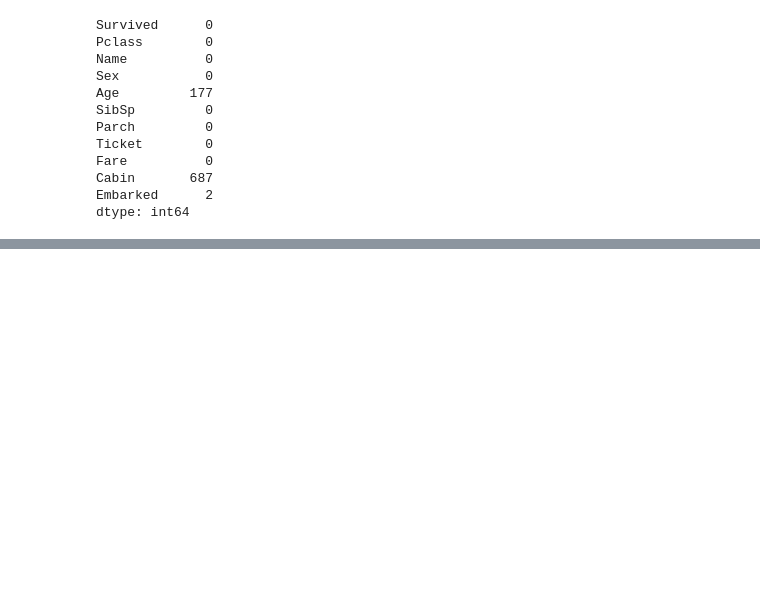
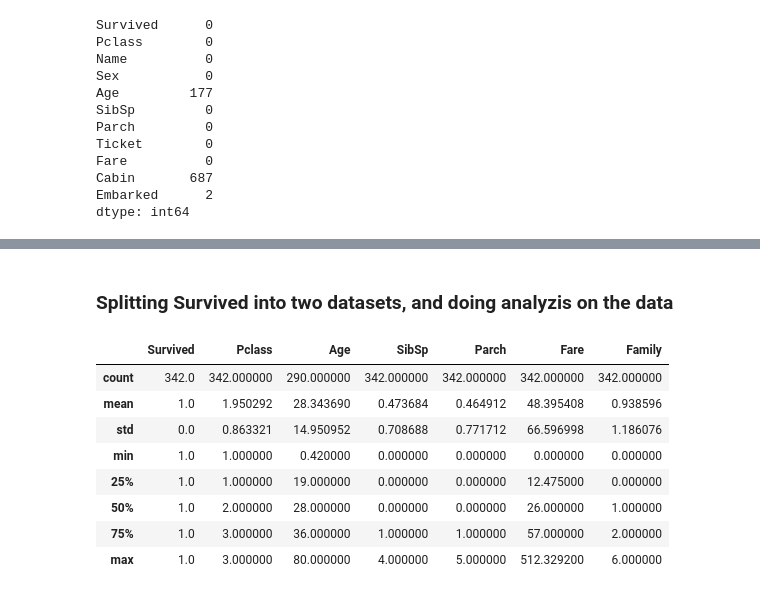
Before and after one commit to SeanMarcusJensen/Exam_DataScience, a Jupyter notebook: Notebook.ipynb, the cells around one changed output, grey strips where cells are left out. Cells and saved outputs as stored; diff of their text form; code cells hidden in the pictures; blank space fills up the shorter version.

```diff
--- a/Notebook.ipynb
+++ b/Notebook.ipynb
@@ -186,0 +158,20 @@ dataframe[dataframe['Age'] < 3]
+# %%
+dataframe['Family'] = dataframe['Parch'] + dataframe['SibSp']
+dataframe['Traveling_Alone'] = dataframe['Family'] == 0
+# %% [markdown]
+### Splitting Survived into two datasets, and doing analyzis on the data
+# %%
+survived_df = dataframe[dataframe['Survived'] == 1]
+did_not_survive_df = dataframe[dataframe['Survived'] == 0]
+# %%
+survived_df.describe()
+# %% [output]
+|  | Survived | Pclass | Age | SibSp | Parch | Fare | Family |
+| count | 342.0 | 342.000000 | 290.000000 | 342.000000 | 342.000000 | 342.000000 | 342.000000 |
+| mean | 1.0 | 1.950292 | 28.343690 | 0.473684 | 0.464912 | 48.395408 | 0.938596 |
+| std | 0.0 | 0.863321 | 14.950952 | 0.708688 | 0.771712 | 66.596998 | 1.186076 |
+| min | 1.0 | 1.000000 | 0.420000 | 0.000000 | 0.000000 | 0.000000 | 0.000000 |
+| 25% | 1.0 | 1.000000 | 19.000000 | 0.000000 | 0.000000 | 12.475000 | 0.000000 |
+| 50% | 1.0 | 2.000000 | 28.000000 | 0.000000 | 0.000000 | 26.000000 | 1.000000 |
+| 75% | 1.0 | 3.000000 | 36.000000 | 1.000000 | 1.000000 | 57.000000 | 2.000000 |
+| max | 1.0 | 3.000000 | 80.000000 | 4.000000 | 5.000000 | 512.329200 | 6.000000 |
```
Also changed, not shown: parts of 4 cells of this notebook, 1 other file.
